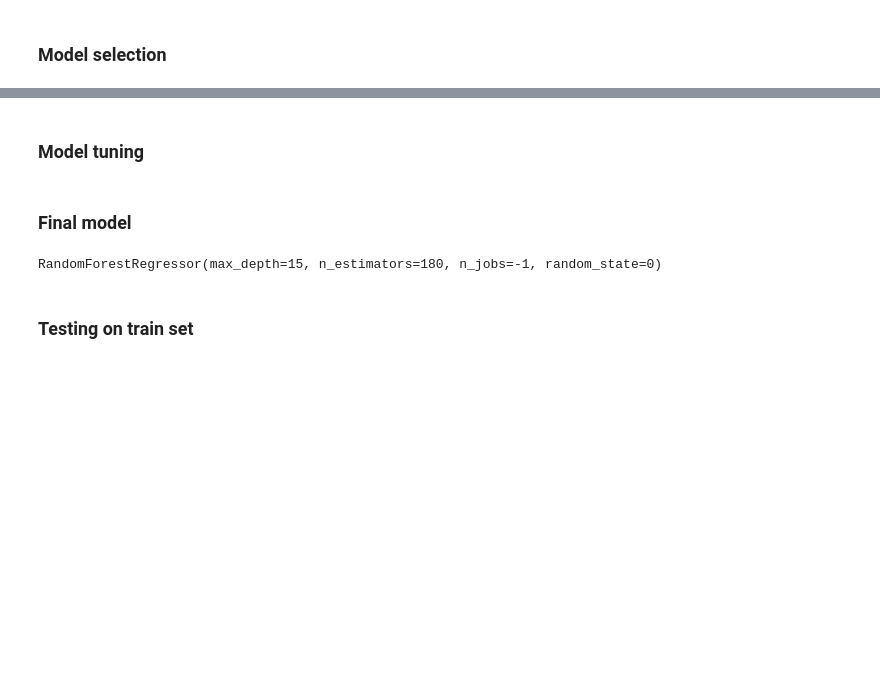
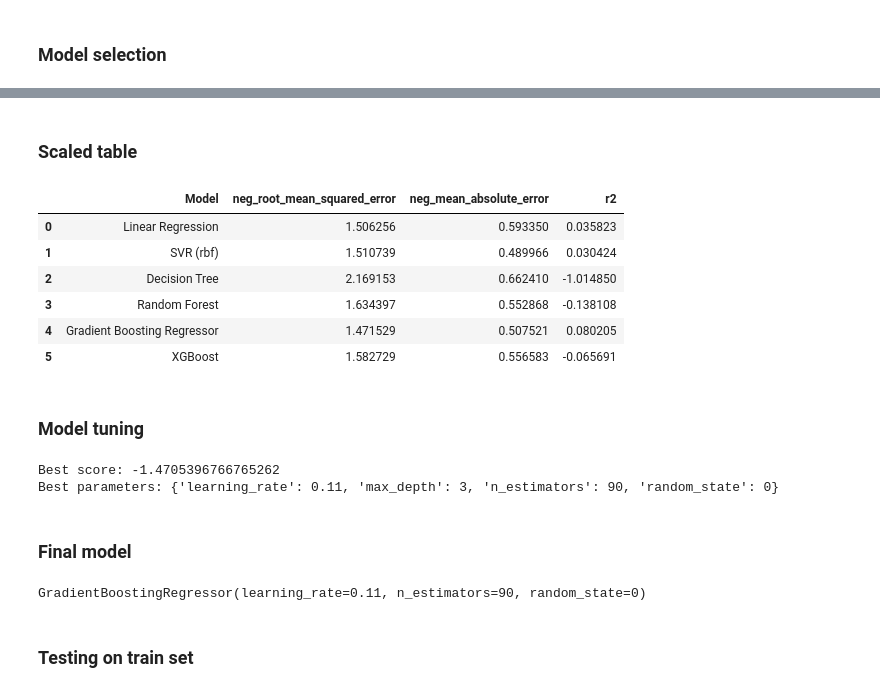
Before and after one commit to mcallisters/SDS-CP006-california-housing-prediction, a Jupyter notebook: notebooks/davron_data_analysis.ipynb, the cells around one changed output, grey strips where cells are left out. Drawn from its saved outputs; the diff is of its cells as text; code cells hidden in the pictures; blank space fills up the shorter version.

```diff
--- a/notebooks/davron_data_analysis.ipynb
+++ b/notebooks/davron_data_analysis.ipynb
@@ -549,6 +531,8 @@ y = clean_dataset['price']
 X_train, X_test, y_train, y_test = train_test_split(X,y,test_size=0.2,random_state=0)
 X_train = X_train.values
 X_test = X_test.values
+
+log_y_train = np.log1p(y_train)
 # %% [markdown]
 ### Model selection
 # %%
@@ -562,16 +546,11 @@ from sklearn.ensemble import RandomForestRegressor
 from xgboost import XGBRegressor
 from sklearn.model_selection import cross_val_score
 from sklearn.preprocessing import FunctionTransformer
+from sklearn.ensemble import GradientBoostingRegressor
 
 
-y_scaler = StandardScaler()
-y_train_scaled = y_scaler.fit_transform(y_train.values.reshape(-1,1))
-y_train_scaled = y_train_scaled.reshape(-1,)
-
-log_transformer = FunctionTransformer(func = np.log1p, inverse_func = np.expm1, validate=True)
-
-#model_names = ['Linear Regression','SVR (rbf)','SVR (linear)','Decision Tree','Random Forest','XGBoost']
-model_names = ['Random Forest','XGBoost']
-#models = [LinearRegression(), SVR(kernel='rbf'), SVR(kernel='linear'),DecisionTreeRegressor(random_state = 0),RandomForestRegressor(random_state = 0),XGBRegressor(random_state = 0)]
-models = [RandomForestRegressor(random_state = 0), XGBRegressor(random_state = 0)]
+model_names = ['Linear Regression','SVR (rbf)','Decision Tree','Random Forest','Gradient Boosting Regressor','XGBoost']
+#model_names = ['Random Forest','XGBoost']
+models = [LinearRegression(), SVR(kernel='rbf'),DecisionTreeRegressor(random_state = 0),RandomForestRegressor(random_state = 0),GradientBoostingRegressor(random_state=0),XGBRegressor(random_state = 0)]
+#models = [RandomForestRegressor(random_state = 0), XGBRegressor(random_state = 0)]
 scoring_metrics = ['neg_root_mean_squared_error', 'neg_mean_absolute_error', 'r2']
@@ -678,55 +608,50 @@ model_performance_table()
+# %% [markdown]
+### Scaled table
+# %%
+scaled_result
+# %% [output]
+|  | Model | neg_root_mean_squared_error | neg_mean_absolute_error | r2 |
+| 0 | Linear Regression | 1.506256 | 0.593350 | 0.035823 |
+| 1 | SVR (rbf) | 1.510739 | 0.489966 | 0.030424 |
+| 2 | Decision Tree | 2.169153 | 0.662410 | -1.014850 |
+| 3 | Random Forest | 1.634397 | 0.552868 | -0.138108 |
+| 4 | Gradient Boosting Regressor | 1.471529 | 0.507521 | 0.080205 |
+| 5 | XGBoost | 1.582729 | 0.556583 | -0.065691 |
 # %% [markdown]
 ### Model tuning
 # %%
 from sklearn.model_selection import GridSearchCV
 
-selected_model = RandomForestRegressor()
+selected_model = GradientBoostingRegressor()
 
-model_pipeline = Pipeline(
-            steps = [
-                ('log',log_transformer),
-                ('model', selected_model)
-                ]
-            )
-
-parameters_of_xgboost = {
-    'eta': np.arange(0.1,1.1,0.1),
-    'max_depth': np.arange(1,11,1),
-    'reg_lambda': np.arange(1,6,1),
-    'random_state': [0],
-    'n_jobs': [-1]
-}
-
-parameters_of_random_forest = {
-    'model__n_estimators': np.arange(100,200,10),
-    'model__max_depth': np.arange(10,20,1),
-    'model__random_state': [0],
-    'model__n_jobs': [-1]
+parameters_of_gradient_boosting = {
+    'learning_rate': np.arange(0.1,0.3,0.01),
+    'n_estimators': np.arange(90,150,10),
+    'max_depth': [3],
+    'random_state': [0]
 }
 
 grid_search = GridSearchCV(
-    estimator=model_pipeline,
-    param_grid=parameters_of_random_forest,
+    estimator=selected_model,
+    param_grid=parameters_of_gradient_boosting,
     scoring = 'neg_root_mean_squared_error',
     n_jobs=-1,
     cv=5
 )
-# grid_search.fit(X_train,y_train)
+# grid_search.fit(X_train,log_y_train)
 # print(f"Best score: {grid_search.best_score_}")
 # print(f"Best parameters: {grid_search.best_params_}")
+# %% [output]
+Best score: -1.4705396766765262
+Best parameters: {'learning_rate': 0.11, 'max_depth': 3, 'n_estimators': 90, 'random_state': 0}
 # %% [markdown]
 ### Final model
 # %%
-final_model = RandomForestRegressor(n_estimators = 180, max_depth = 15, n_jobs = -1, random_state =0)
-fina_model_pipeline = Pipeline(
-            steps = [
-                ('log',log_transformer),
-                ('model', final_model)
-                ]
-            )
-final_model.fit(X_train,y_train)
+final_model = GradientBoostingRegressor(learning_rate = 0.11, n_estimators = 90, max_depth = 3, random_state = 0)
+
+final_model.fit(X_train,log_y_train)
 # %% [output]
-RandomForestRegressor(max_depth=15, n_estimators=180, n_jobs=-1, random_state=0)
+GradientBoostingRegressor(learning_rate=0.11, n_estimators=90, random_state=0)
 # %% [markdown]
 ### Testing on train set
 # %%
```
Also changed, not shown: parts of 11 cells of this notebook, 2 other files.
